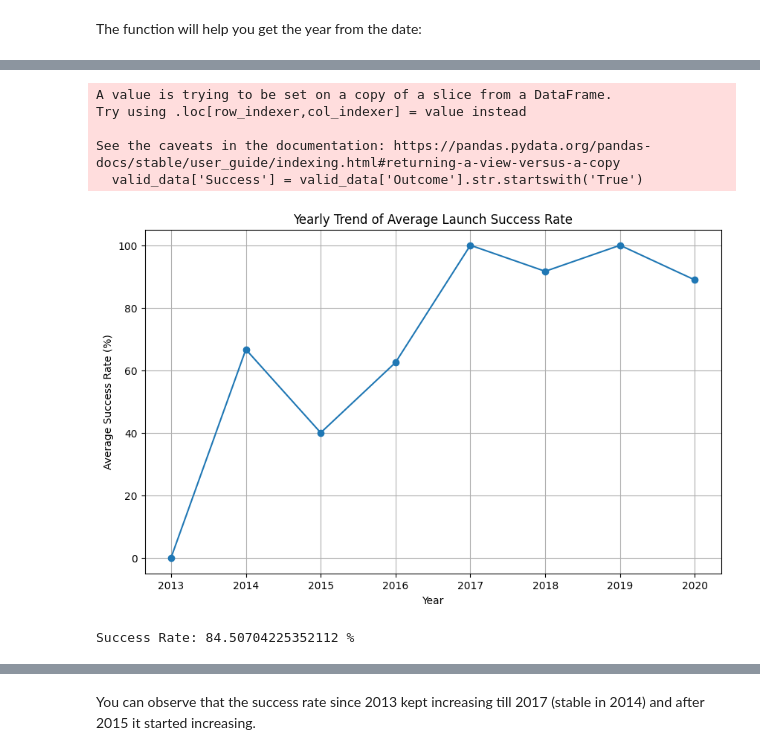
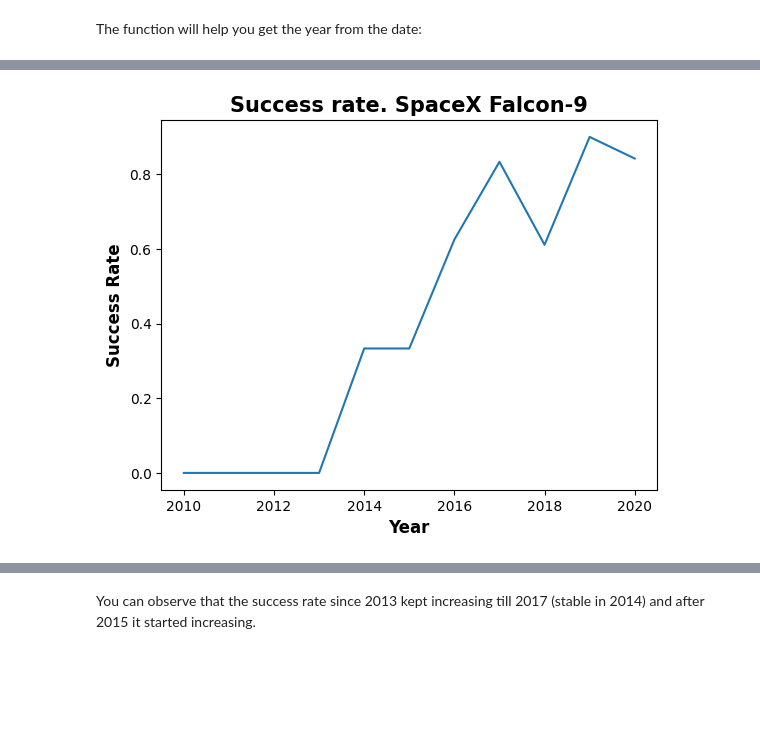
Before and after one commit to anirudh-data-science/DataScience_Projects, a Jupyter notebook: jupyter_labs_eda_dataviz.ipynb, the cells around one changed output, grey strips where cells are left out. Cells and saved outputs as stored; diff of their text form; code cells hidden in the pictures; blank space fills up the shorter version.

```diff
--- a/jupyter_labs_eda_dataviz.ipynb
+++ b/jupyter_labs_eda_dataviz.ipynb
@@ -279,62 +217,17 @@ Name: Outcome, dtype: int64
-# %%
-# A function to Extract years from the date
-year=[]
-def Extract_year(date):
-    for i in df["Date"]:
-        year.append(i.split("-")[0])
-    return year
-# %%
-import pandas as pd
-import matplotlib.pyplot as plt
-
-# Assuming df is your DataFrame and 'Date' and 'Outcome' are the respective columns
-# Replace 'Date' and 'Outcome' with the actual names of your columns
-
-# A function to Extract years from the date
-def Extract_year(date):
-    return date.split("-")[0]
-
-# Apply the Extract_year function to create a new 'Year' column
-df['Year'] = df['Date'].apply(Extract_year)
-
-# Convert 'Year' column to numeric
-df['Year'] = pd.to_numeric(df['Year'], errors='coerce')
-
-# Filter rows with valid years and non-'None' outcomes
-valid_data = df[df['Year'].notnull() & (df['Outcome'] != 'None None')]
-
-# Convert 'Outcome' to success boolean
-valid_data['Success'] = valid_data['Outcome'].str.startswith('True')
-
-# Calculate average success rate per year
-average_success_rate = valid_data.groupby('Year')['Success'].mean() * 100
-
-# Plotting the line chart
-plt.figure(figsize=(10, 6))
-plt.plot(average_success_rate.index, average_success_rate, marker='o', linestyle='-')
-plt.title('Yearly Trend of Average Launch Success Rate')
-plt.xlabel('Year')
-plt.ylabel('Average Success Rate (%)')
-plt.grid(True)
-plt.show()
-# %% [output]
-A value is trying to be set on a copy of a slice from a DataFrame.
-Try using .loc[row_indexer,col_indexer] = value instead
-
-See the caveats in the documentation: https://pandas.pydata.org/pandas-docs/stable/user_guide/indexing.html#returning-a-view-versus-a-copy
-  valid_data['Success'] = valid_data['Outcome'].str.startswith('True')
-[figure, removed]
-# %%
-# Create a condition to filter non-'None' outcomes
-non_none_condition = df['Outcome'] != 'None None'
-
-# Create a condition to filter successful outcomes
-success_condition = df['Outcome'].str.startswith('True')
-
-# Calculate the success rate
-success_rate = (df[non_none_condition & success_condition].shape[0] / df[non_none_condition].shape[0]) * 100
-
-# Display the success rate
-print("Success Rate:", success_rate, "%")
-# %% [output]
-Success Rate: 84.50704225352112 %
+# %%
+# A function to Extract years from the date
+def Extract_year(date):
+    return date.split("-")[0]
+
+# Apply the Extract_year function to create a new 'Year' column
+df['Year'] = df['Date'].apply(Extract_year).astype('int')
+
+# Plot a line chart with x axis to be the extracted year and y axis to be the success rate
+sns.lineplot(x=df['Year'].unique(), y=df.groupby(['Year'])['Class'].mean())
+
+plt.xlabel("Year", fontsize=12, fontweight='bold')
+plt.ylabel("Success Rate", fontsize=12, fontweight='bold')
+plt.title("Success rate. SpaceX Falcon-9", fontsize=15, fontweight='bold')
+plt.show()
+# %% [output]
+[figure, added]
```
Also changed, not shown: parts of 7 cells of this notebook.
